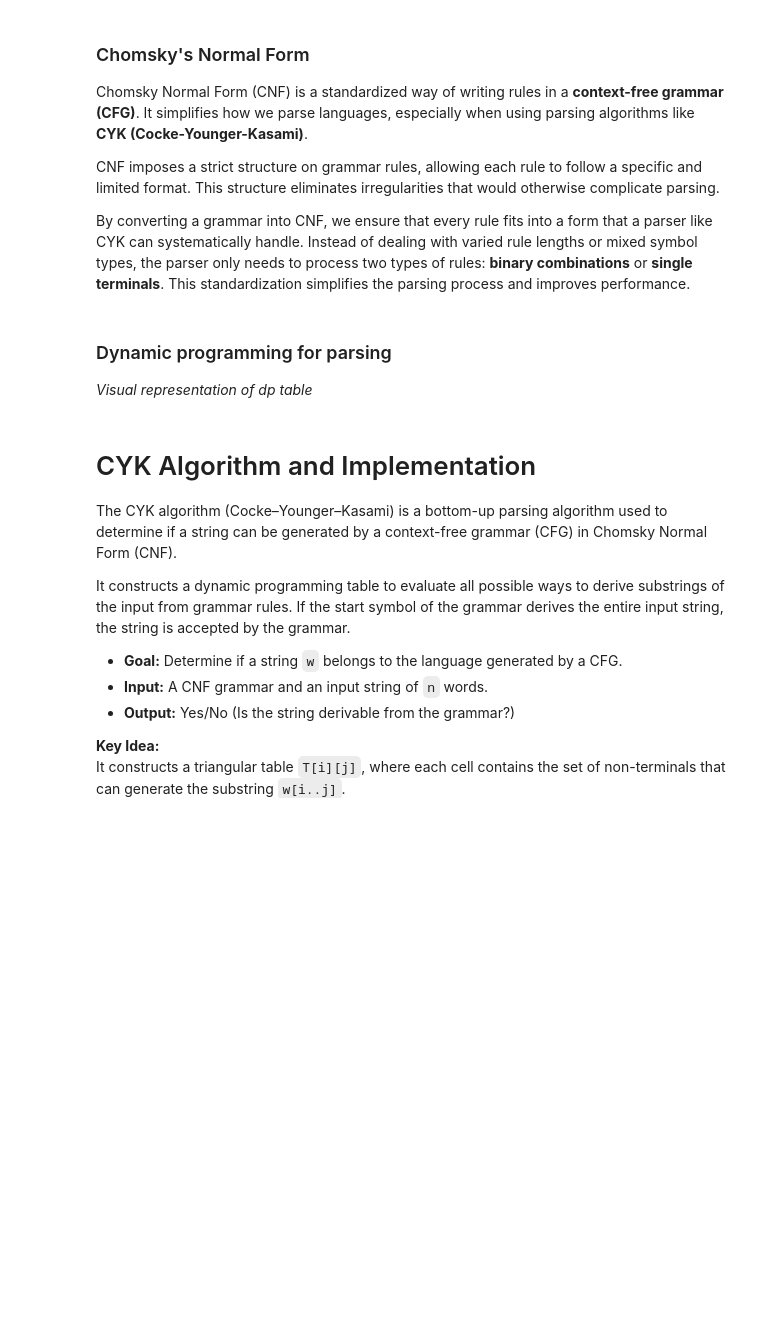
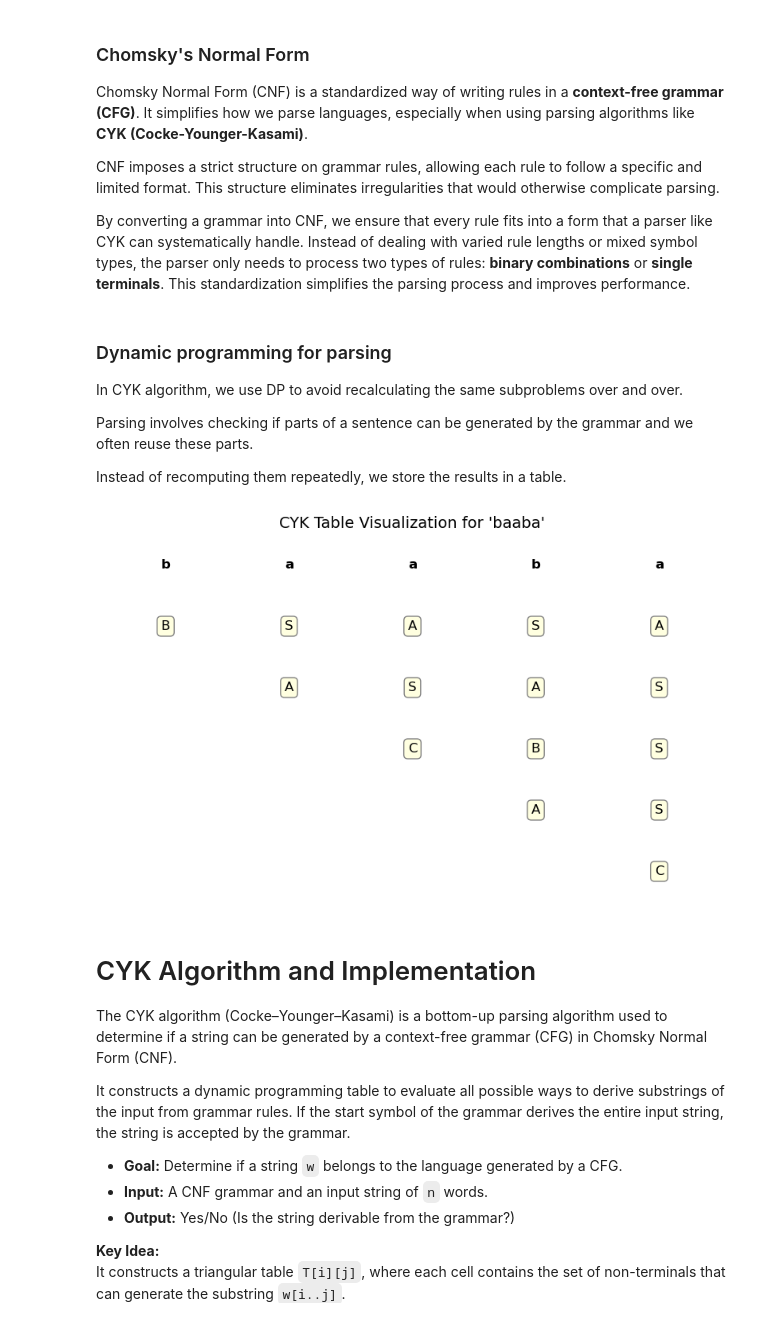
Before and after one commit to yooying/DSA, a Jupyter notebook: CYK-Finals-Draft.ipynb, the cells around one changed output. Saved outputs shown, nothing was run; the diff lists cells and outputs as text; code cells hidden in the pictures; blank space fills up the shorter version.

Commit message:
dp for parse

```diff
--- a/CYK-Finals-Draft.ipynb
+++ b/CYK-Finals-Draft.ipynb
@@ -207,7 +207,46 @@ By converting a grammar into CNF, we ensure that every rule fits into a form tha
 # %% [markdown]
 ### Dynamic programming for parsing
 
-*Visual representation of dp table*
+In CYK algorithm, we use DP to avoid recalculating the same subproblems over and over.
+
+Parsing involves checking if parts of a sentence can be generated by the grammar and we often reuse these parts.
+
+Instead of recomputing them repeatedly, we store the results in a table.
+# %%
+cyk_table = [
+    [{'B'}, {'S'}, {'A'}, {'S'}, {'A'}],
+    [set(), {'A'}, {'S'}, {'A'}, {'S'}],
+    [set(), set(), {'C'}, {'B'}, {'S'}],
+    [set(), set(), set(), {'A'}, {'S'}],
+    [set(), set(), set(), set(), {'C'}],
+]
+
+# parsed string
+words = list("baaba")
+n = len(words)
+
+
+fig, ax = plt.subplots(figsize=(10, 6))
+
+# Loop for the table
+for i in range(n):
+    for j in range(i, n):
+        content = ','.join(sorted(cyk_table[i][j])) if cyk_table[i][j] else ''
+        ax.text(j, i, content, ha='center', va='center', fontsize=12,
+                bbox=dict(boxstyle="round,pad=0.3", fc="lightyellow", ec="gray"))
+
+
+for idx, char in enumerate(words):
+    ax.text(idx, -1, char, ha='center', va='center', fontsize=12, fontweight='bold')
+
+ax.set_xlim(-0.5, n - 0.5)
+ax.set_ylim(n - 0.5, -1.5)
+ax.axis('off')
+
+plt.title("CYK Table Visualization for 'baaba'", fontsize=14)
+plt.show()
+# %% [output]
+[figure, added]
 # %% [markdown]
 # CYK Algorithm and Implementation
 The CYK algorithm (Cocke–Younger–Kasami) is a bottom-up parsing algorithm used to determine if a string can be generated by a context-free grammar (CFG) in Chomsky Normal Form (CNF).
```
Also changed, not shown: parts of 1 cell of this notebook.
